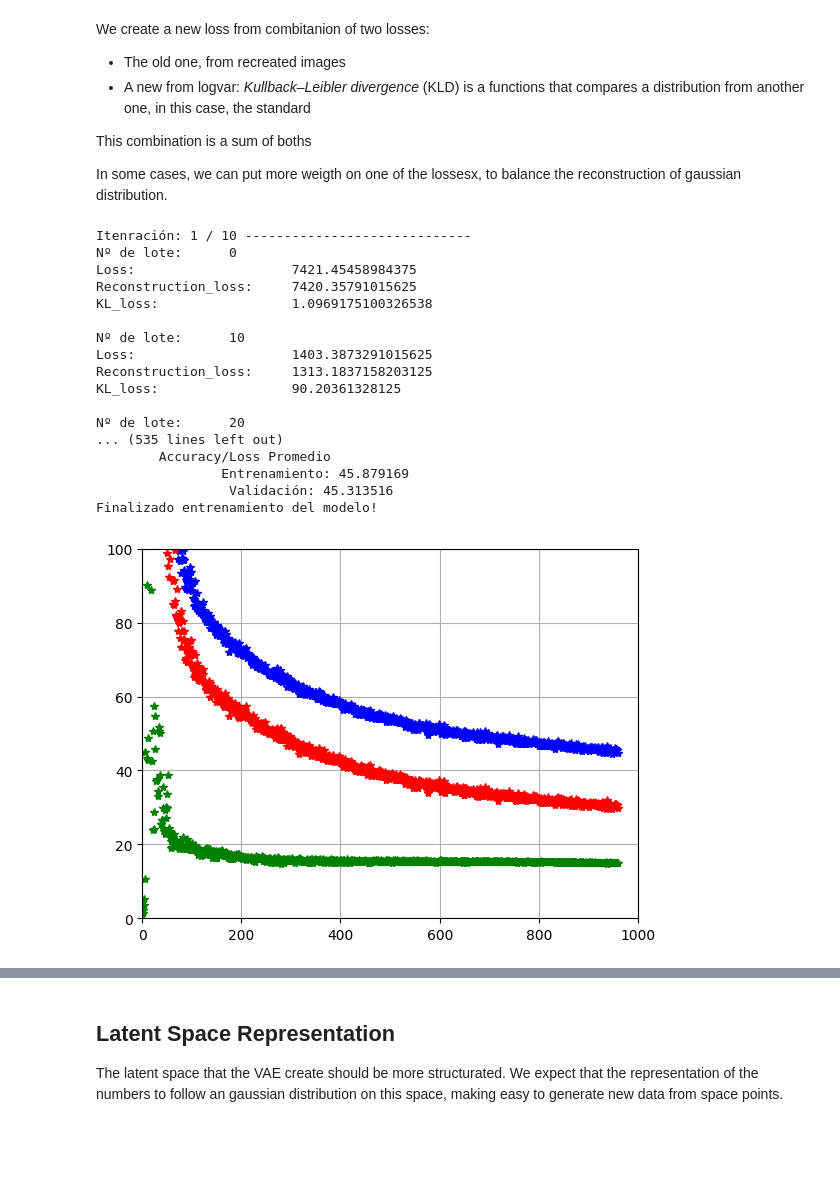
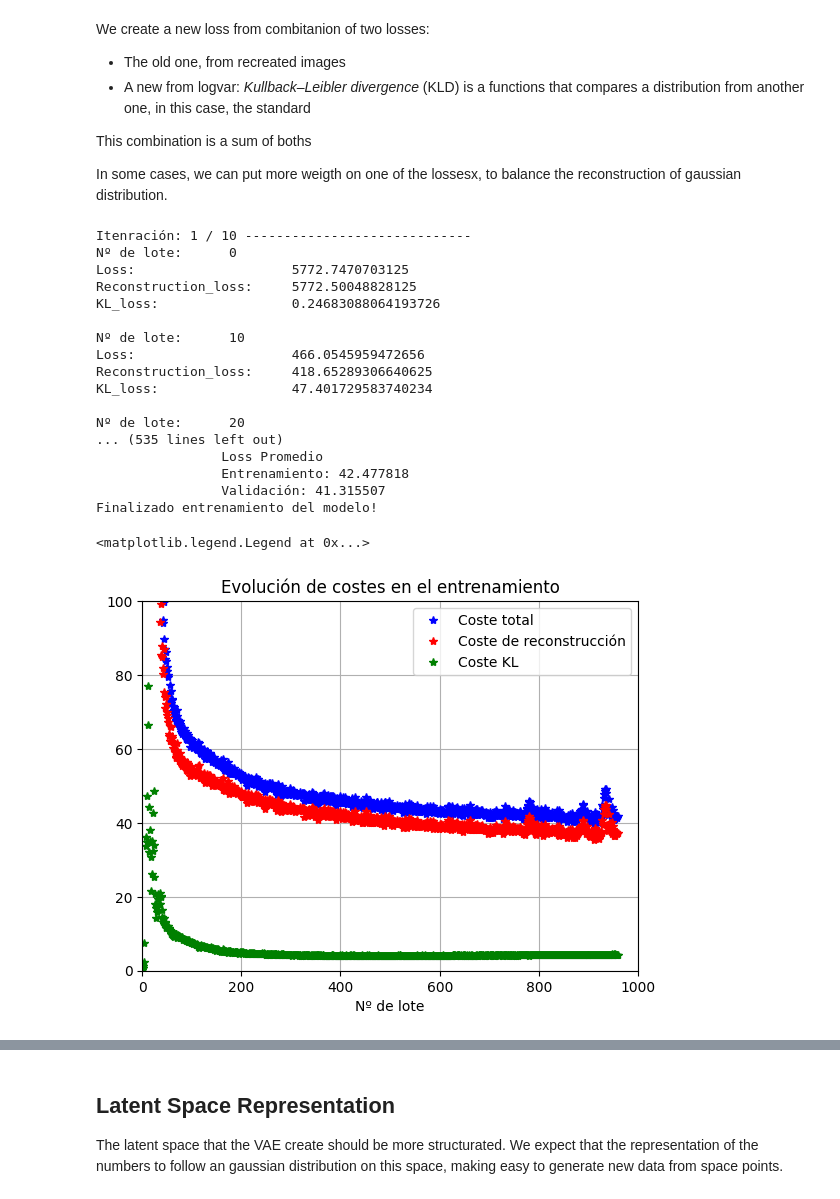
Before and after one commit to PudWin14/Generative_AI_TFM, a Jupyter notebook: VAE_Variational_Autoencoder/VAE.ipynb, the cells around one changed output, grey strips where cells are left out. Cells and saved outputs as stored; diff of their text form; code cells hidden in the pictures; blank space fills up the shorter version.

```diff
--- a/VAE_Variational_Autoencoder/VAE.ipynb
+++ b/VAE_Variational_Autoencoder/VAE.ipynb
@@ -168,7 +162,7 @@ class VAE_AutoEncoder(nn.Module):
         return mu + (standard_sample * std) # Take a sample of standarized distribution and transforming it to mean and desviation given
                                             # This method is used to simplify gradient calculus
 # %%
-n_latent_dims = 10
+n_latent_dims = 2
 VAE_model = VAE_AutoEncoder(in_channels=1,latent_dims=n_latent_dims).cuda()
 summary(VAE_model,(1,28,28))
 # %% [output]
@@ -333,30 +327,35 @@ print("Finalizado entrenamiento del modelo!")
 # %% [output]
 Itenración: 1 / 10 -----------------------------
 Nº de lote:      0
-Loss:                    7421.45458984375
-Reconstruction_loss:     7420.35791015625
-KL_loss:                 1.0969175100326538
+Loss:                    5772.7470703125
+Reconstruction_loss:     5772.50048828125
+KL_loss:                 0.24683088064193726
 
 Nº de lote:      10
-Loss:                    1403.3873291015625
-Reconstruction_loss:     1313.1837158203125
-KL_loss:                 90.20361328125
+Loss:                    466.0545959472656
+Reconstruction_loss:     418.65289306640625
+KL_loss:                 47.401729583740234
 
 Nº de lote:      20
 ... (535 lines left out)
-        Accuracy/Loss Promedio
-                Entrenamiento: 45.879169
-                 Validación: 45.313516
+                Loss Promedio
+                Entrenamiento: 42.477818
+                Validación: 41.315507
 Finalizado entrenamiento del modelo!
 # %%
 fig = plt.figure()
 plt.plot(range(len(training_losses["loss"])),training_losses["loss"],"b*")
 plt.plot(range(len(training_losses["reconstruction_loss"])),training_losses["reconstruction_loss"],"r*")
 plt.plot(range(len(training_losses["KL_loss"])),training_losses["KL_loss"],"g*")
 plt.axis((0,1000,0,100),)
 plt.grid()
+
+plt.xlabel("Nº de lote")
+plt.title("Evolución de costes en el entrenamiento")
+plt.legend(["Coste total","Coste de reconstrucción","Coste KL"])
 # %% [output]
+<matplotlib.legend.Legend at 0x...>
-[figure, old version]
+[figure, new version]
 # %%
 steps = len(train)
 
```
Also changed, not shown: parts of 13 cells of this notebook, 3 other files.
